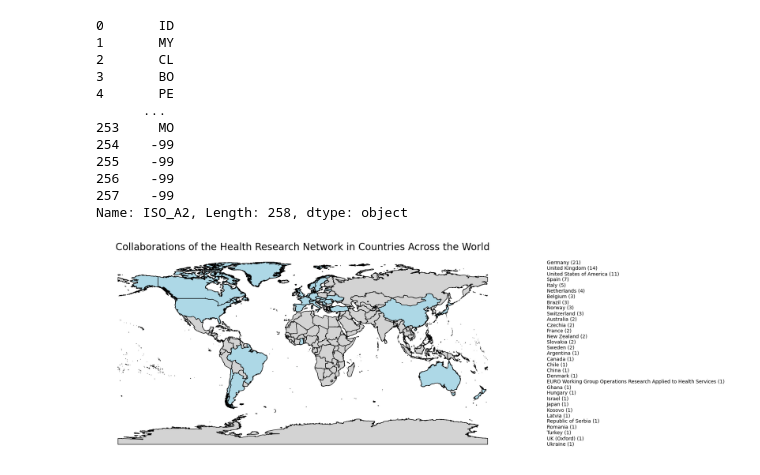
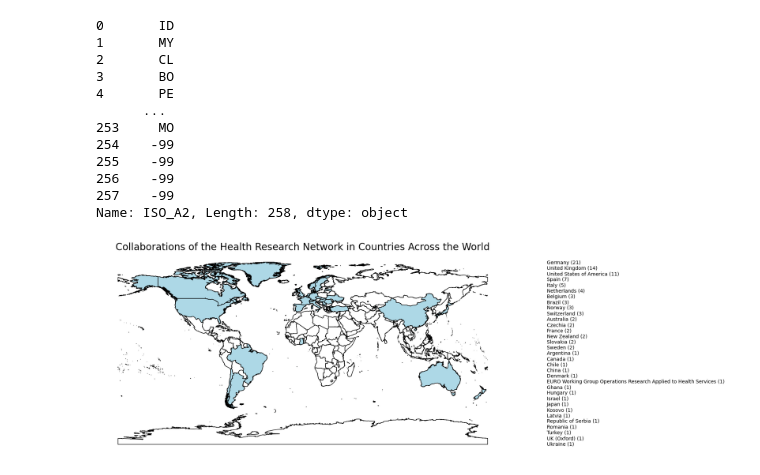
Before and after one commit to lakhi/health_in_society_research_network, a Jupyter notebook: notebooks/maps.ipynb, the cells around one changed output. Drawn from its saved outputs; the diff is of its cells as text; code cells hidden in the pictures.

```diff
--- a/notebooks/maps.ipynb
+++ b/notebooks/maps.ipynb
@@ -443,22 +443,22 @@ highlighted_countries = world_gdf[world_gdf['SOVEREIGNT'].isin(collab_countries_
 # %%
 # Plot the world map with countries
 fig, ax = plt.subplots(figsize=(15, 10))
-world_gdf.plot(ax=ax, edgecolor='k', color='lightgrey')
+world_gdf.plot(ax=ax, edgecolor='k', color='white')
 
 # Plot the highlighted countries with a different color and add pins
 highlighted_countries.plot(ax=ax, edgecolor='k', color='lightblue')
 
 # Set title and axis off
 ax.set_title('Collaborations of the Health Research Network in Countries Across the World', fontsize=20)
 ax.set_axis_off()
 
 # List the countries in descending order of their counts
 country_list = [f"{country} ({count})" for count in sorted(set(collab_countries_counter.values()), reverse=True) for country in sorted([k for k, v in collab_countries_counter.items() if v == count])]
 
 # Add the legend to the plot
 legend_text = "\n".join(country_list)
 plt.gcf().text(1.1, 0.5, legend_text, fontsize=10, verticalalignment='center', transform=ax.transAxes)
 
 plt.show()
 # %% [output]
-[figure, old version]
+[figure, new version]
```
Also changed, not shown: 7 other files.
